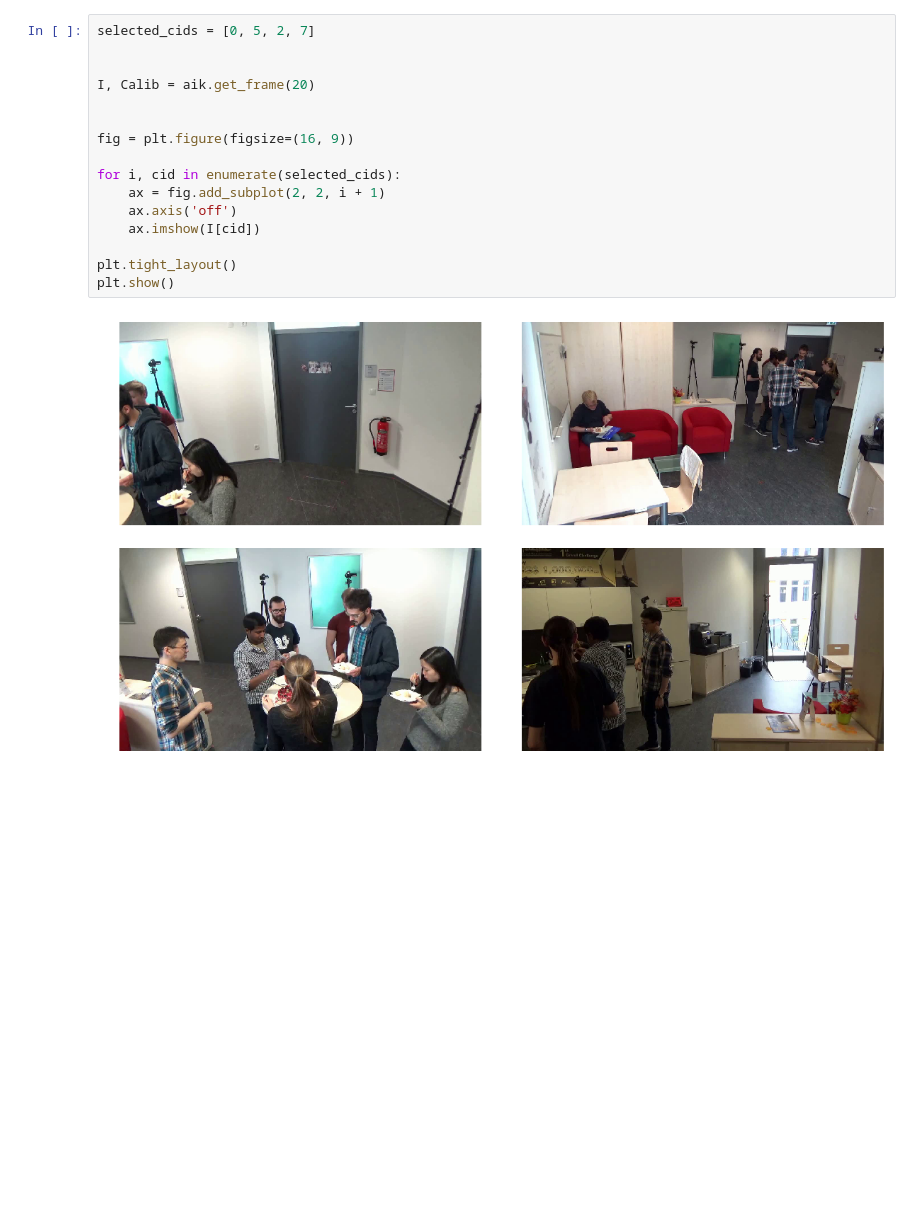
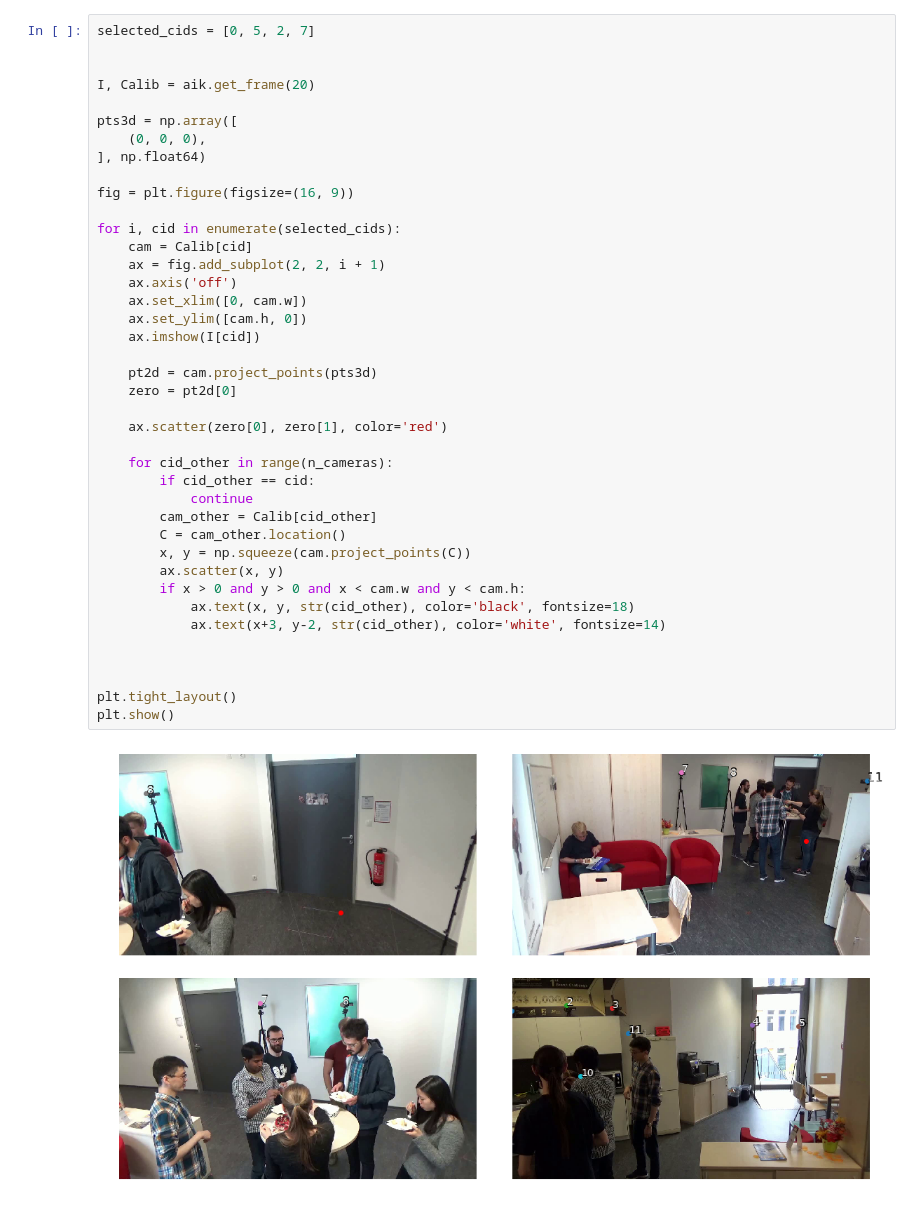
Before and after one commit to bonn-activity-maps/aik, a Jupyter notebook: visualization/kitchen.ipynb, the cells around one changed output. Saved outputs shown, nothing was run; the diff lists cells and outputs as text; blank space fills up the shorter version.

```diff
--- a/visualization/kitchen.ipynb
+++ b/visualization/kitchen.ipynb
@@ -18,21 +19,45 @@ FRAME = 1
 from aik.dataset import AIK
 
 aik = AIK(dataset_dir)
-# %%
-selected_cids = [0, 5, 2, 7]
-
-
-I, Calib = aik.get_frame(20)
-
-
-fig = plt.figure(figsize=(16, 9))
-
-for i, cid in enumerate(selected_cids):
-    ax = fig.add_subplot(2, 2, i + 1)
-    ax.axis('off')
-    ax.imshow(I[cid])
-
-plt.tight_layout()
-plt.show()
-# %% [output]
-[figure, removed]
+# %%
+selected_cids = [0, 5, 2, 7]
+
+
+I, Calib = aik.get_frame(20)
+
+pts3d = np.array([
+    (0, 0, 0),
+], np.float64)
+
+fig = plt.figure(figsize=(16, 9))
+
+for i, cid in enumerate(selected_cids):
+    cam = Calib[cid]
+    ax = fig.add_subplot(2, 2, i + 1)
+    ax.axis('off')
+    ax.set_xlim([0, cam.w])
+    ax.set_ylim([cam.h, 0])
+    ax.imshow(I[cid])
+
+    pt2d = cam.project_points(pts3d)
+    zero = pt2d[0]
+
+    ax.scatter(zero[0], zero[1], color='red')
+
+    for cid_other in range(n_cameras):
+        if cid_other == cid:
+            continue
+        cam_other = Calib[cid_other]
+        C = cam_other.location()
+        x, y = np.squeeze(cam.project_points(C))
+        ax.scatter(x, y)
+        if x > 0 and y > 0 and x < cam.w and y < cam.h:
+            ax.text(x, y, str(cid_other), color='black', fontsize=18)
+            ax.text(x+3, y-2, str(cid_other), color='white', fontsize=14)
+
+
+
+plt.tight_layout()
+plt.show()
+# %% [output]
+[figure, added]
```
Also changed, not shown: parts of 2 cells of this notebook, 2 other files.
